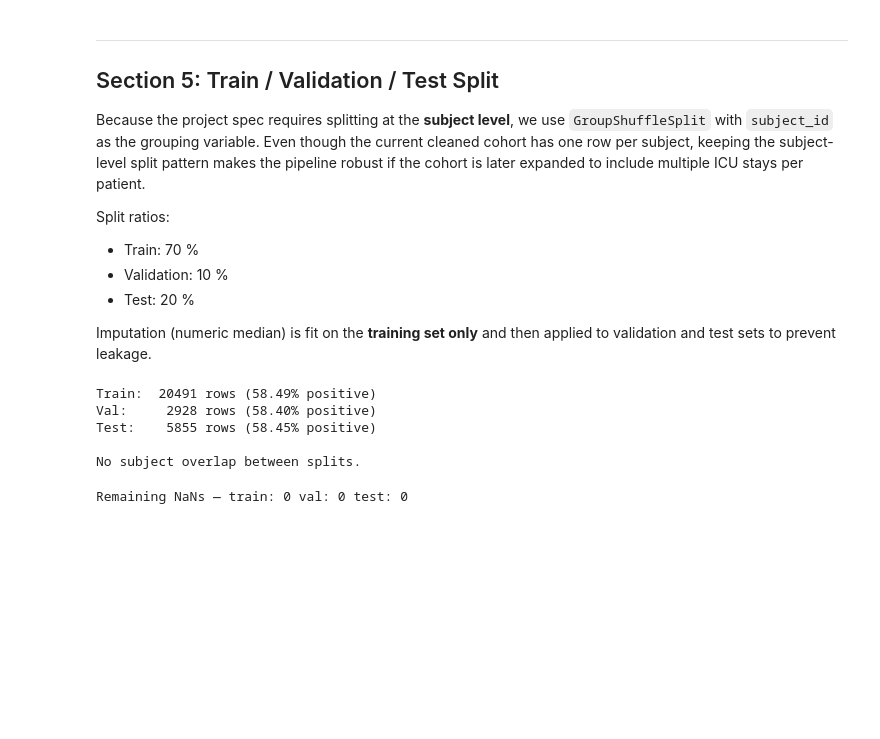
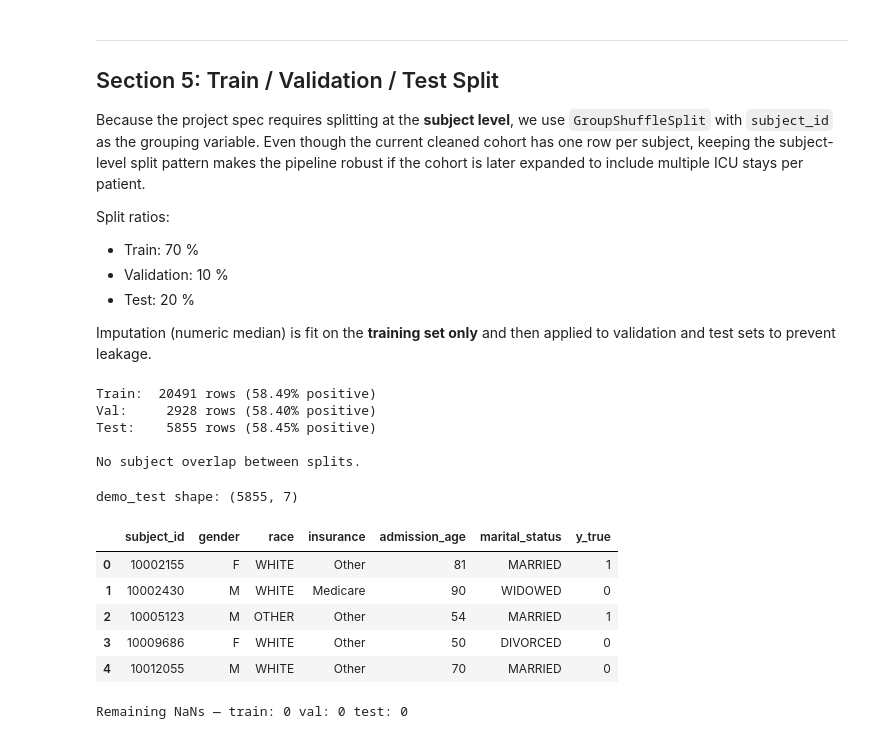
Before and after one commit to PatrickTangwen/BIS568_Final_Project, a Jupyter notebook: notebook/aki_model_dev.ipynb, the cells around one changed output. Saved outputs shown, nothing was run; the diff lists cells and outputs as text; code cells hidden in the pictures; blank space fills up the shorter version.

```diff
--- a/notebook/aki_model_dev.ipynb
+++ b/notebook/aki_model_dev.ipynb
@@ -415,6 +407,23 @@ Val:     2928 rows (58.40% positive)
 Test:    5855 rows (58.45% positive)
 
 No subject overlap between splits.
+# %%
+# Save original demographic labels for the test set (needed for bias analysis).
+# Must use df_raw indices because X lost the string columns after OHE.
+demo_cols = ["subject_id", "gender", "race", "insurance",
+             "admission_age", "marital_status"]
+demo_test = df_raw.iloc[idx_test][demo_cols].reset_index(drop=True)
+demo_test["y_true"] = y_test.values
+print("demo_test shape:", demo_test.shape)
+demo_test.head()
+# %% [output]
+demo_test shape: (5855, 7)
+|  | subject_id | gender | race | insurance | admission_age | marital_status | y_true |
+| 0 | 10002155 | F | WHITE | Other | 81 | MARRIED | 1 |
+| 1 | 10002430 | M | WHITE | Medicare | 90 | WIDOWED | 0 |
+| 2 | 10005123 | M | OTHER | Other | 54 | MARRIED | 1 |
+| 3 | 10009686 | F | WHITE | Other | 50 | DIVORCED | 0 |
+| 4 | 10012055 | M | WHITE | Other | 70 | MARRIED | 0 |
 # %%
 # Fit training-set medians and apply to all three splits
 train_medians = X_train.median(numeric_only=True)
```
Also changed, not shown: parts of 10 cells of this notebook.
